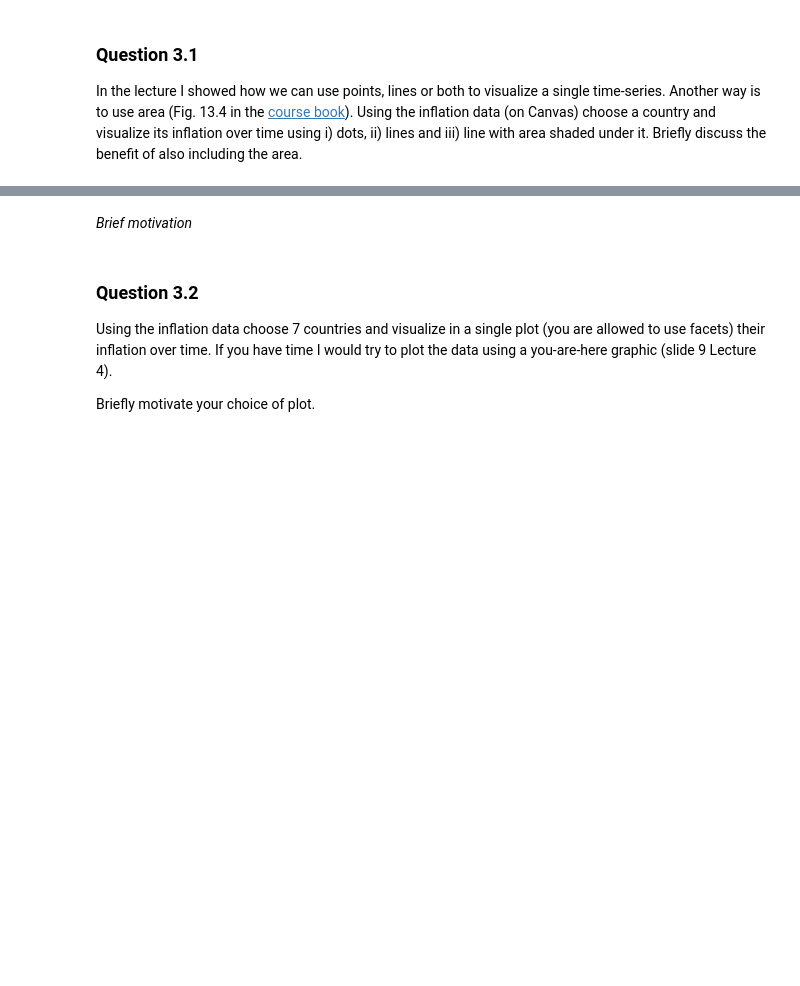
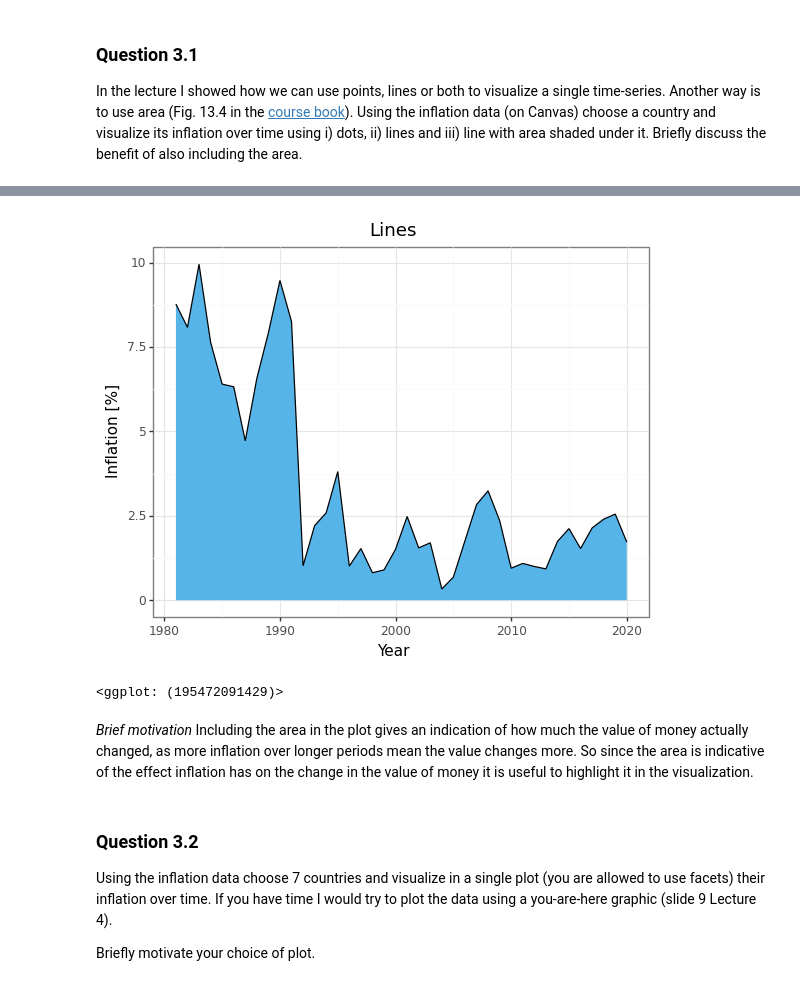
Before and after one commit to AxelEiman/SciVis, a Jupyter notebook: HW2/Homework2.ipynb, the cells around one changed output, grey strips where cells are left out. Saved outputs shown, nothing was run; the diff lists cells and outputs as text; code cells hidden in the pictures; blank space fills up the shorter version.

```diff
--- a/HW2/Homework2.ipynb
+++ b/HW2/Homework2.ipynb
@@ -280,8 +302,19 @@ In the lecture I showed how we can use points, lines or both to visualize a sing
 # %%
 # Insert code here for area
 # Remember to print the visual
+
+p = (ggplot(infl[infl['country'] == 'Sweden'], aes(x='Year', y='Inflation'))
++ geom_area(color='black', fill=cbPalette[1])
++ labs(title='Lines', y='Inflation [%]')
++ theme_bw()
+)
+p
+# %% [output]
+[figure, added]
+<ggplot: (195472091429)>
-# %% [markdown]
-*Brief motivation*
+# %% [markdown]
+*Brief motivation*
+Including the area in the plot gives an indication of how much the value of money actually changed, as more inflation over longer periods mean the value changes more. So since the area is indicative of the effect inflation has on the change in the value of money it is useful to highlight it in the visualization.
 # %% [markdown]
 ### Question 3.2
 
```
Also changed, not shown: parts of 16 cells of this notebook, 1 other file.
